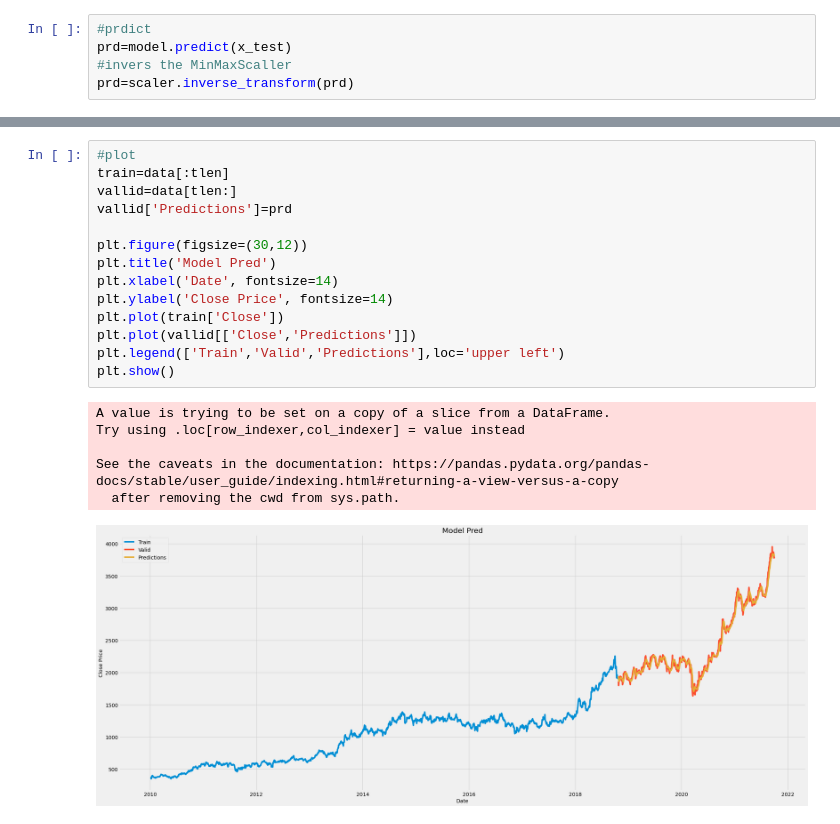
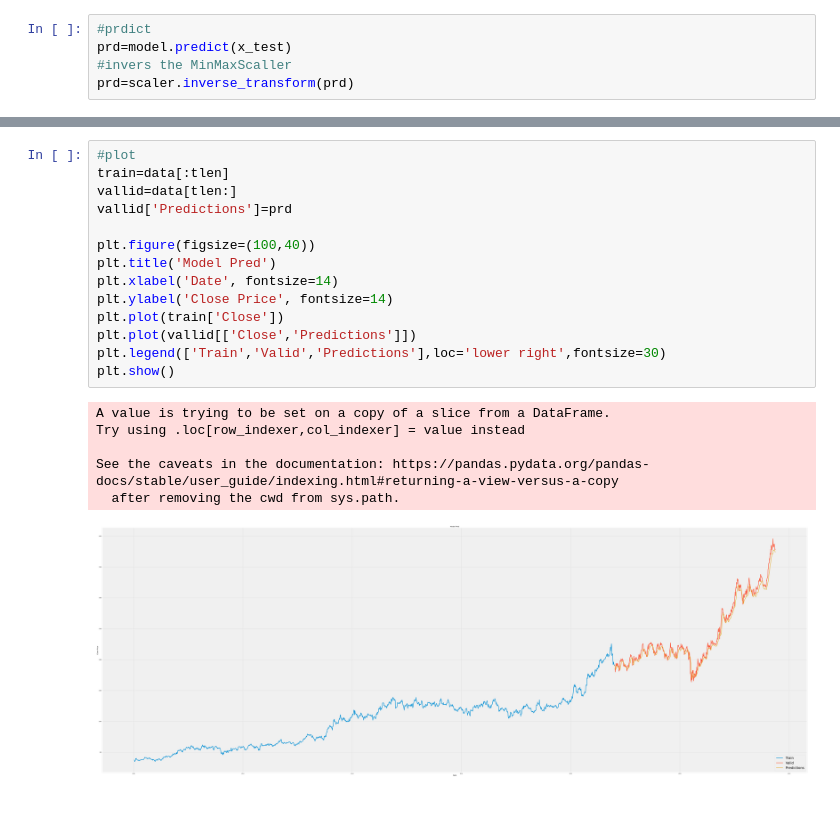
Before and after one commit to Indrajit-ghosal/Stock_prediction_Deeplearning, a Jupyter notebook: LSTM_PROJECT_FOR_STCK_PRIDICTION.ipynb, the cells around one changed output, grey strips where cells are left out. Cells and saved outputs as stored; diff of their text form.

```diff
--- a/LSTM_PROJECT_FOR_STCK_PRIDICTION.ipynb
+++ b/LSTM_PROJECT_FOR_STCK_PRIDICTION.ipynb
@@ -163,24 +163,24 @@ rmse
 # %%
 #plot
 train=data[:tlen]
 vallid=data[tlen:]
 vallid['Predictions']=prd
 
-plt.figure(figsize=(30,12))
+plt.figure(figsize=(100,40))
 plt.title('Model Pred')
 plt.xlabel('Date', fontsize=14)
 plt.ylabel('Close Price', fontsize=14)
 plt.plot(train['Close'])
 plt.plot(vallid[['Close','Predictions']])
-plt.legend(['Train','Valid','Predictions'],loc='upper left')
+plt.legend(['Train','Valid','Predictions'],loc='lower right',fontsize=30)
 plt.show()
 # %% [output]
 A value is trying to be set on a copy of a slice from a DataFrame.
 Try using .loc[row_indexer,col_indexer] = value instead
 
 See the caveats in the documentation: https://pandas.pydata.org/pandas-docs/stable/user_guide/indexing.html#returning-a-view-versus-a-copy
   after removing the cwd from sys.path.
-[figure, old version]
+[figure, new version]
 # %%
 #Actual Price VS Predicted
 vallid
```
Also changed, not shown: parts of 8 cells of this notebook.
